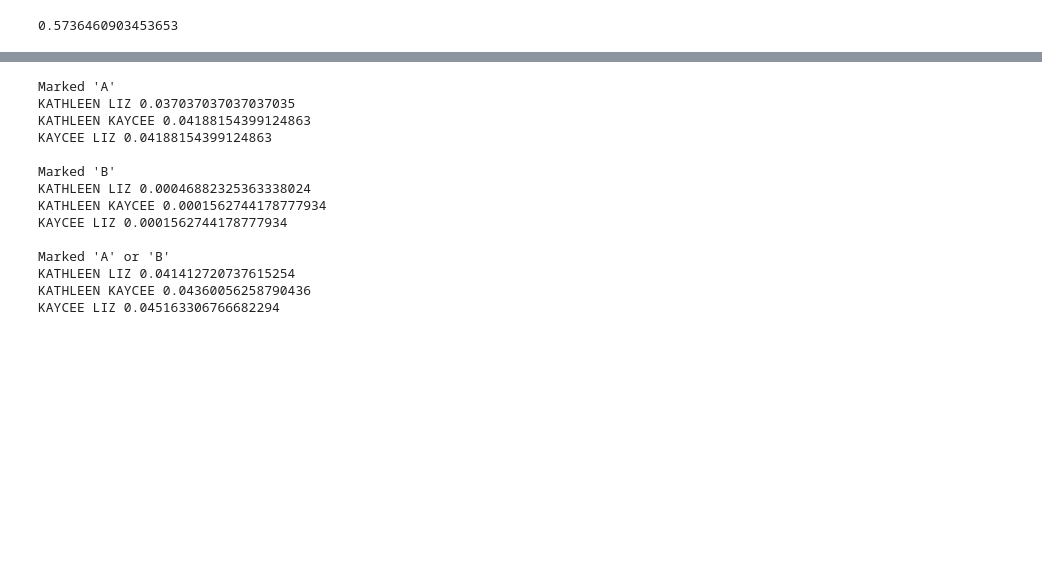
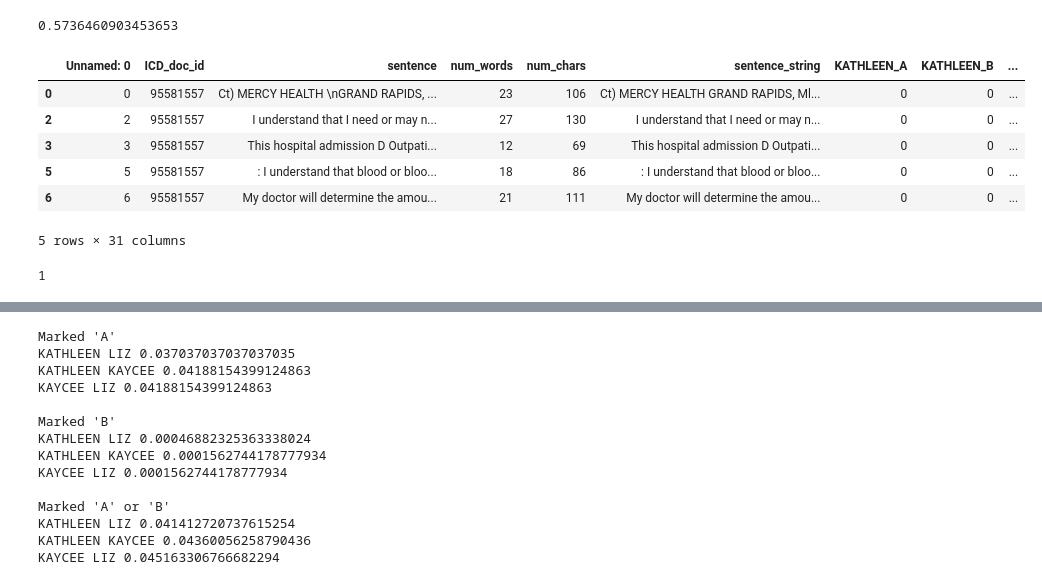
Before and after one commit to CooperStansbury/annotation_tools, a Jupyter notebook: notebooks/agreement_stats.ipynb, the cells around one changed output, grey strips where cells are left out. Cells and saved outputs as stored; diff of their text form; code cells hidden in the pictures; blank space fills up the shorter version.

```diff
--- a/notebooks/agreement_stats.ipynb
+++ b/notebooks/agreement_stats.ipynb
@@ -191,3 +191,17 @@ Try using .loc[row_indexer,col_indexer] = value instead
 
 See the caveats in the documentation: https://pandas.pydata.org/pandas-docs/stable/user_guide/indexing.html#returning-a-view-versus-a-copy
 0.5736460903453653
+# %%
+included.head()
+# %% [output]
+|  | Unnamed: 0 | ICD_doc_id | sentence | num_words | num_chars | sentence_string | KATHLEEN_A | KATHLEEN_B | ... |
+| 0 | 0 | 95581557 | Ct) MERCY HEALTH \nGRAND RAPIDS, ... | 23 | 106 | Ct) MERCY HEALTH GRAND RAPIDS, Ml... | 0 | 0 | ... |
+| 2 | 2 | 95581557 | I understand that I need or may n... | 27 | 130 | I understand that I need or may n... | 0 | 0 | ... |
+| 3 | 3 | 95581557 | This hospital admission D Outpati... | 12 | 69 | This hospital admission D Outpati... | 0 | 0 | ... |
+| 5 | 5 | 95581557 | : I understand that blood or bloo... | 18 | 86 | : I understand that blood or bloo... | 0 | 0 | ... |
+| 6 | 6 | 95581557 | My doctor will determine the amou... | 21 | 111 | My doctor will determine the amou... | 0 | 0 | ... |
+5 rows × 31 columns
+# %%
+max(included['KAYCEE_any'])
+# %% [output]
+1
```
Also changed, not shown: parts of 8 cells of this notebook.
